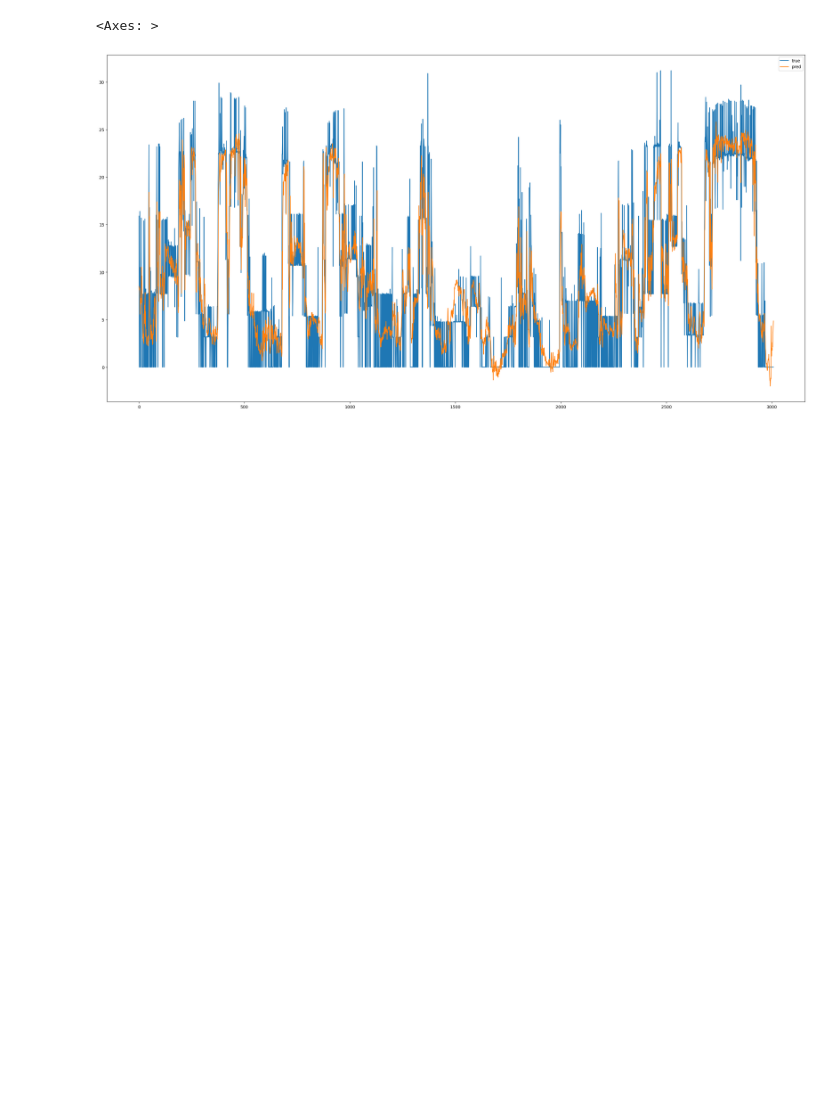
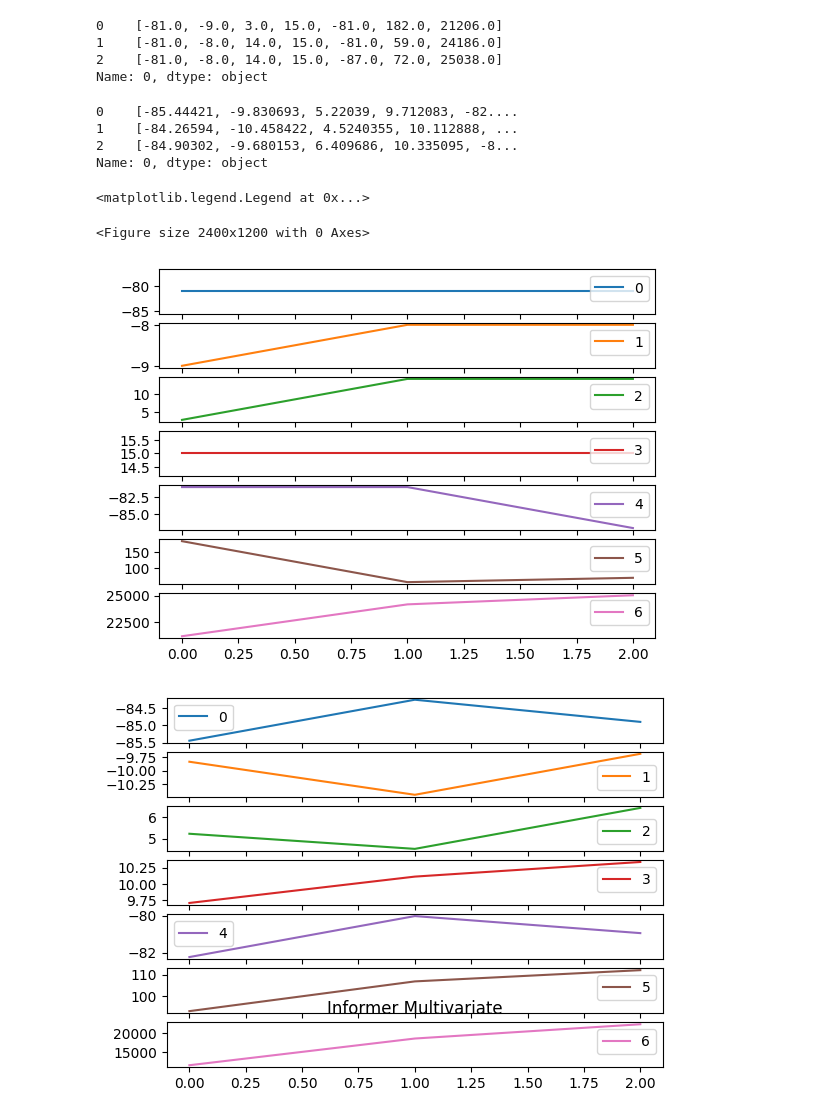
Before and after one commit to birkandenizer/Informer2020, a Jupyter notebook: plot.ipynb, the cells around one changed output. Cells and saved outputs as stored; diff of their text form; code cells hidden in the pictures; blank space fills up the shorter version.

Commit message:
add WIP multivariate, long horizon plots

```diff
--- a/plot.ipynb
+++ b/plot.ipynb
@@ -4 +1,12 @@ import pandas as pd
+# %%
+import numpy as np
+import pandas as pd
+
+# importing matplotlib module
+import matplotlib.pyplot as plt
+plt.style.use('default')
+
+# %matplotlib inline: only draw static
+# images in the notebook
+%matplotlib inline
 # %%
@@ -36,0 +39,3 @@ df
+# %%
+df_true = pd.DataFrame.from_records(true)
+df_true.head()
@@ -36,0 +49,3 @@ df
+# %%
+df_pred = pd.DataFrame.from_records(pred)
+df_pred.head()
@@ -36,0 +59,33 @@ df
+# %%
+df_true.iloc[0]
+# %% [output]
+0    [-81.0, -9.0, 3.0, 15.0, -81.0, 182.0, 21206.0]
+1    [-81.0, -8.0, 14.0, 15.0, -81.0, 59.0, 24186.0]
+2    [-81.0, -8.0, 14.0, 15.0, -87.0, 72.0, 25038.0]
+Name: 0, dtype: object
+# %%
+df_pred.iloc[0]
+# %% [output]
+0    [-85.44421, -9.830693, 5.22039, 9.712083, -82....
+1    [-84.26594, -10.458422, 4.5240355, 10.112888, ...
+2    [-84.90302, -9.680153, 6.409686, 10.335095, -8...
+Name: 0, dtype: object
+# %%
+df_true_0 = pd.DataFrame.from_records(df_true.iloc[0])
+df_pred_0 = pd.DataFrame.from_records(df_pred.iloc[0])
+# %%
+plt.figure(figsize=(16, 8), dpi=150)
+
+df_true_0.plot(subplots=True, label='true')
+df_pred_0.plot(subplots=True, label='pred')
+
+plt.title('Informer Multivariate')
+# adding Label to the x-axis
+#plt.xlabel('Years')
+# adding legend to the curve
+plt.legend()
+# %% [output]
+<matplotlib.legend.Legend at 0x...>
+<Figure size 2400x1200 with 0 Axes>
+[figure, added]
+[figure, added]
@@ -37,5 +97,2 @@ df
 # %%
-df.plot(figsize=(30,15))
+#df.plot(figsize=(30,15))
-# %% [output]
-<Axes: >
-[figure, removed]
```
Also changed, not shown: parts of 8 cells of this notebook, 1 other file.
